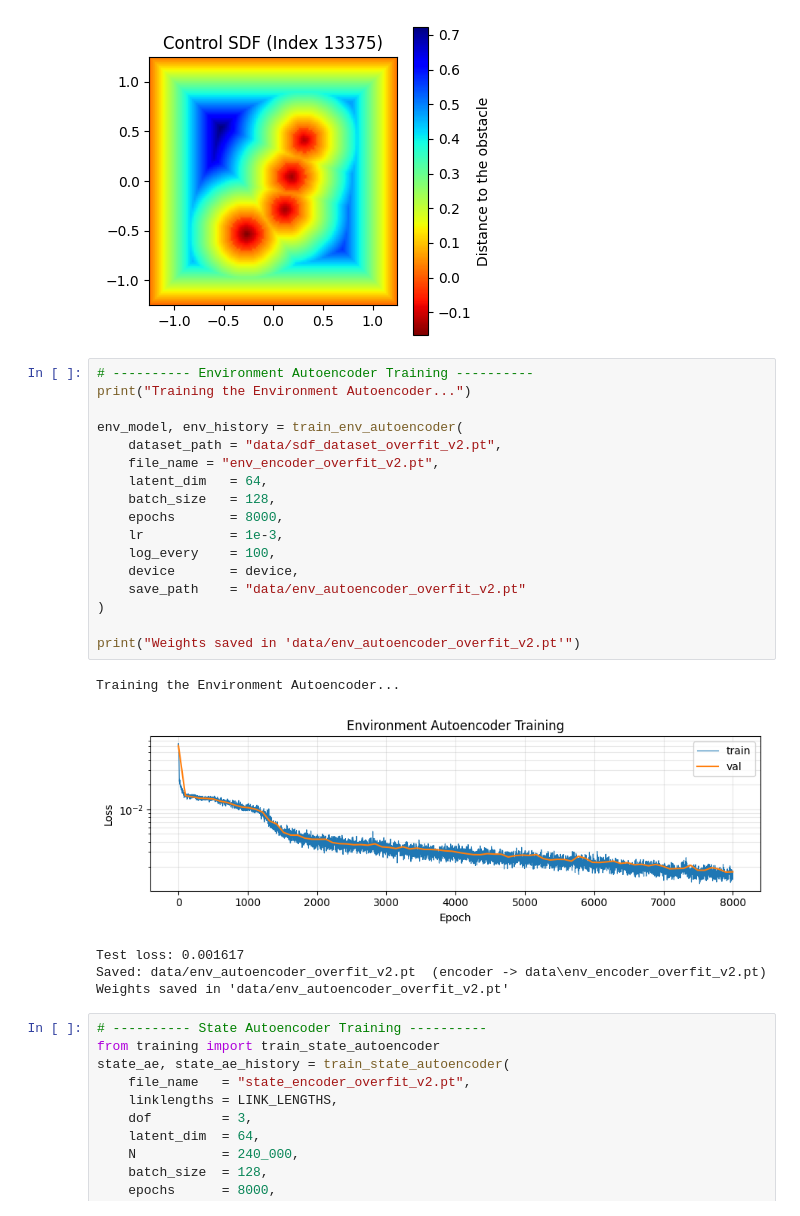
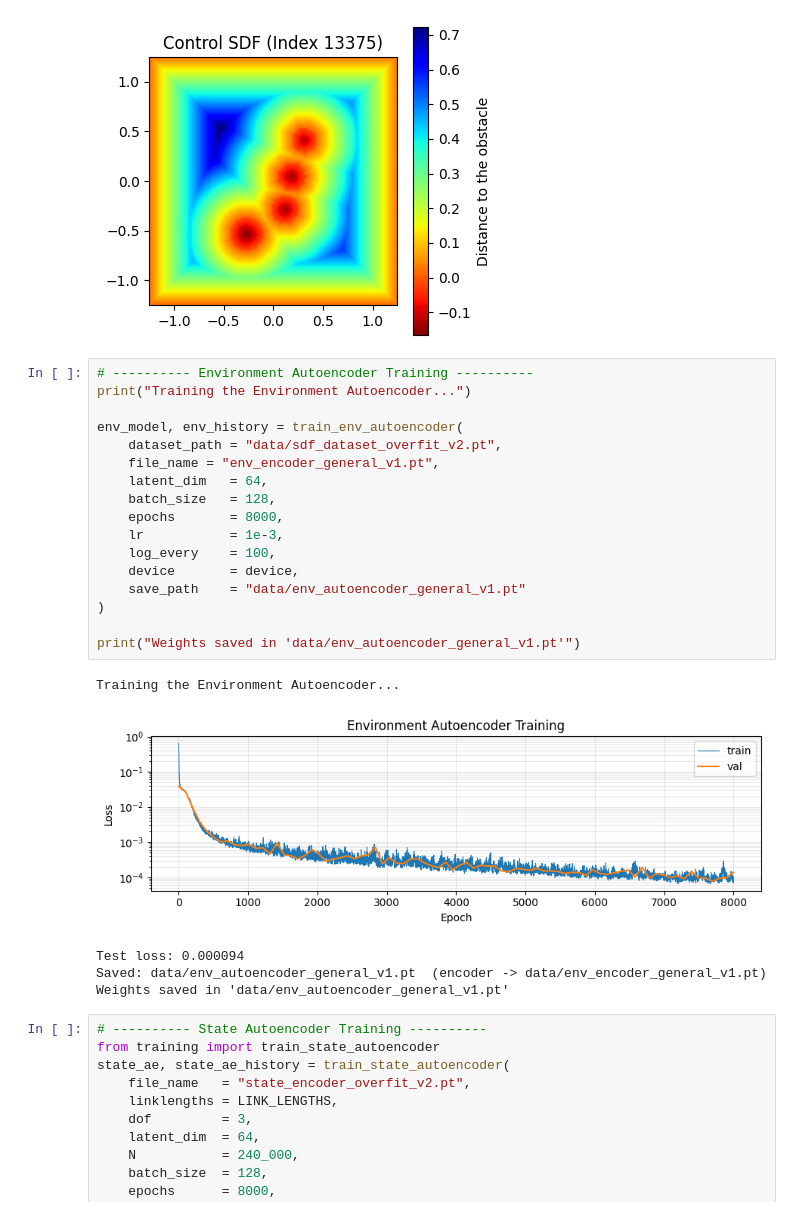
Before and after one commit to mangam-02/Self-Supervised-Learning-for-Robot-Motion-Planning, a Jupyter notebook: src/process_nvidia_1_sample.ipynb, the cells around one changed output. Drawn from its saved outputs; the diff is of its cells as text.

```diff
--- a/src/process_nvidia_1_sample.ipynb
+++ b/src/process_nvidia_1_sample.ipynb
@@ -67,26 +67,26 @@ SDF dataset saved: data/sdf_dataset_overfit_v2.pt  shape=(20000, 1, 128, 128)
 # %%
 # ---------- Environment Autoencoder Training ----------
 print("Training the Environment Autoencoder...")
 
 env_model, env_history = train_env_autoencoder(
     dataset_path = "data/sdf_dataset_overfit_v2.pt",
-    file_name = "env_encoder_overfit_v2.pt",
+    file_name = "env_encoder_general_v1.pt",
     latent_dim   = 64,
     batch_size   = 128,
     epochs       = 8000,
     lr           = 1e-3,
     log_every    = 100,
     device       = device,
-    save_path    = "data/env_autoencoder_overfit_v2.pt"
+    save_path    = "data/env_autoencoder_general_v1.pt"
 )
 
-print("Weights saved in 'data/env_autoencoder_overfit_v2.pt'")
+print("Weights saved in 'data/env_autoencoder_general_v1.pt'")
 # %% [output]
 Training the Environment Autoencoder...
-[figure, old version]
+[figure, new version]
-Test loss: 0.001617
-Saved: data/env_autoencoder_overfit_v2.pt  (encoder -> data\env_encoder_overfit_v2.pt)
-Weights saved in 'data/env_autoencoder_overfit_v2.pt'
+Test loss: 0.000094
+Saved: data/env_autoencoder_general_v1.pt  (encoder -> data/env_encoder_general_v1.pt)
+Weights saved in 'data/env_autoencoder_general_v1.pt'
 # %%
 # ---------- State Autoencoder Training ----------
 from training import train_state_autoencoder
```
Also changed, not shown: parts of 2 cells of this notebook.
